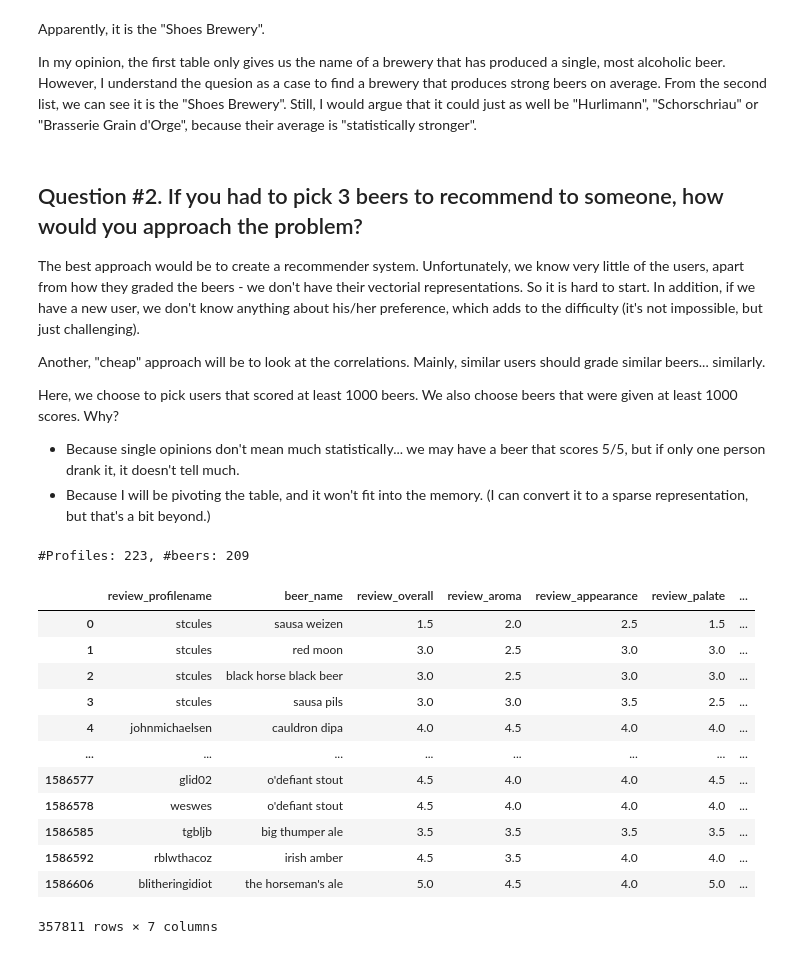
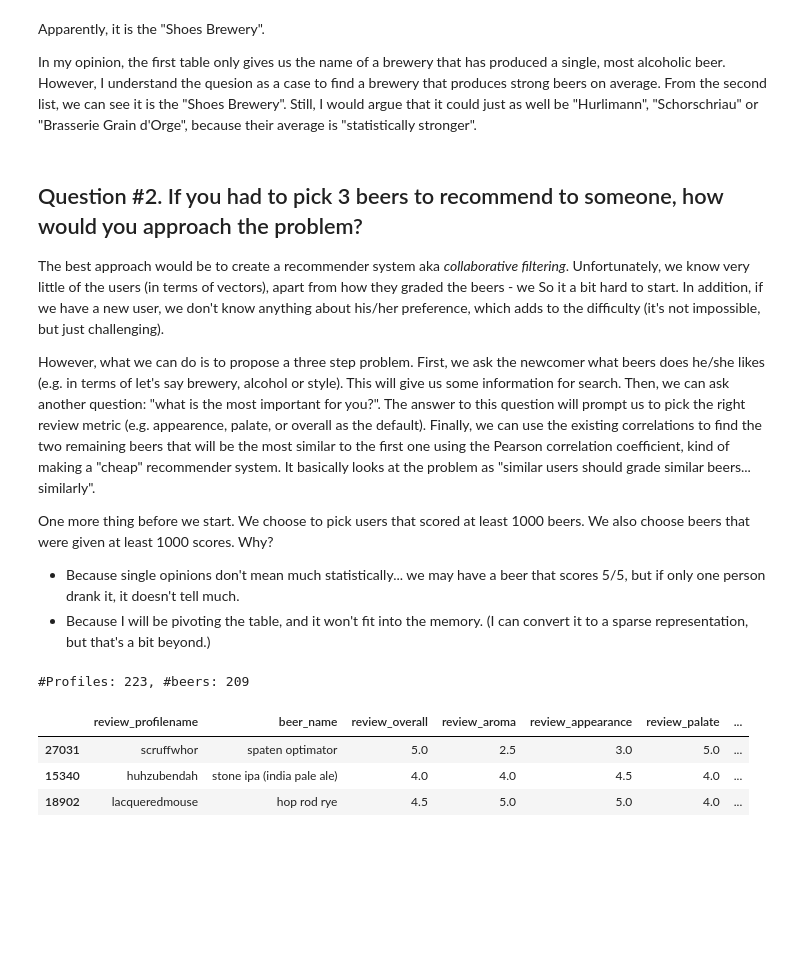
Before and after one commit to OlegZero13/beer-analysis, a Jupyter notebook: notebooks/questions-answering.ipynb, the cells around one changed output. Saved outputs shown, nothing was run; the diff lists cells and outputs as text; code cells hidden in the pictures; blank space fills up the shorter version.

```diff
--- a/notebooks/questions-answering.ipynb
+++ b/notebooks/questions-answering.ipynb
@@ -84,14 +102,19 @@ Still, I would argue that it could just as well be "Hurlimann", "Schorschriau" o
 # %% [markdown]
 ## Question #2. If you had to pick 3 beers to recommend to someone, how would you approach the problem?
 
-The best approach would be to create a recommender system.
-Unfortunately, we know very little of the users, apart from how they graded the beers - we don't have their vectorial representations. So it is hard to start.
+The best approach would be to create a recommender system aka _collaborative filtering_.
+Unfortunately, we know very little of the users (in terms of vectors), apart from how they graded the beers - we So it a bit hard to start.
 In addition, if we have a new user, we don't know anything about his/her preference, which adds to the difficulty (it's not impossible, but just challenging).
 
-Another, "cheap" approach will be to look at the correlations.
-Mainly, similar users should grade similar beers... similarly.
+However, what we can do is to propose a three step problem.
+First, we ask the newcomer what beers does he/she likes (e.g. in terms of let's say brewery, alcohol or style).
+This will give us some information for search.
+Then, we can ask another question: "what is the most important for you?". The answer to this question will prompt us to pick the right review metric (e.g. appearence, palate, or overall as the default).
+Finally, we can use the existing correlations to find the two remaining beers that will be the most similar to the first one using the Pearson correlation coefficient, kind of making a "cheap" recommender system.
+It basically looks at the problem as "similar users should grade similar beers... similarly".
 
-Here, we choose to pick users that scored at least 1000 beers.
+One more thing before we start.
+We choose to pick users that scored at least 1000 beers.
 We also choose beers that were given at least 1000 scores.
 Why?
 * Because single opinions don't mean much statistically... we may have a beer that scores 5/5, but if only one person drank it, it doesn't tell much.
@@ -121,28 +144,28 @@ print(f"#Profiles: {len(profilenames)}, #beers: {len(beernames)}")
 # %%
 review_columns = [
     'review_overall',
     'review_aroma',
     'review_appearance',
     'review_palate',
     'review_taste',
 ]
 
 reviews = df \
-    .query("review_profilename in @profilenames") \
+    .query("review_profilename in @profilenames and beer_name in @beernames") \
     .get(["review_profilename", "beer_name"] + review_columns)
 
-reviews
+profile_index_encoder = LabelEncoder().fit(reviews["review_profilename"])
+beer_index_encoder = LabelEncoder().fit(reviews["beer_name"])
+
+reviews["profile_index"] = profile_index_encoder.transform(reviews["review_profilename"])
+reviews["beer_index"] = beer_index_encoder.transform(reviews["beer_name"])
+
+# because we have duplicated entries in terms of (profile, beer)-pairs across time:
+reviews = reviews.groupby(by=["review_profilename", "beer_name"]).mean().reset_index()
+
+reviews.sample(3)
 # %% [output]
 |  | review_profilename | beer_name | review_overall | review_aroma | review_appearance | review_palate | ... |
-| 0 | stcules | sausa weizen | 1.5 | 2.0 | 2.5 | 1.5 | ... |
-| 1 | stcules | red moon | 3.0 | 2.5 | 3.0 | 3.0 | ... |
-| 2 | stcules | black horse black beer | 3.0 | 2.5 | 3.0 | 3.0 | ... |
-| 3 | stcules | sausa pils | 3.0 | 3.0 | 3.5 | 2.5 | ... |
-| 4 | johnmichaelsen | cauldron dipa | 4.0 | 4.5 | 4.0 | 4.0 | ... |
-| ... | ... | ... | ... | ... | ... | ... | ... |
-| 1586577 | glid02 | o'defiant stout | 4.5 | 4.0 | 4.0 | 4.5 | ... |
-| 1586578 | weswes | o'defiant stout | 4.5 | 4.0 | 4.0 | 4.0 | ... |
-| 1586585 | tgbljb | big thumper ale | 3.5 | 3.5 | 3.5 | 3.5 | ... |
-| 1586592 | rblwthacoz | irish amber | 4.5 | 3.5 | 4.0 | 4.0 | ... |
-| 1586606 | blitheringidiot | the horseman's ale | 5.0 | 4.5 | 4.0 | 5.0 | ... |
+| 27031 | scruffwhor | spaten optimator | 5.0 | 2.5 | 3.0 | 5.0 | ... |
+| 15340 | huhzubendah | stone ipa (india pale ale) | 4.0 | 4.0 | 4.5 | 4.0 | ... |
+| 18902 | lacqueredmouse | hop rod rye | 4.5 | 5.0 | 5.0 | 4.0 | ... |
-357811 rows × 7 columns
```
Also changed, not shown: parts of 25 cells of this notebook, 3 other files.
